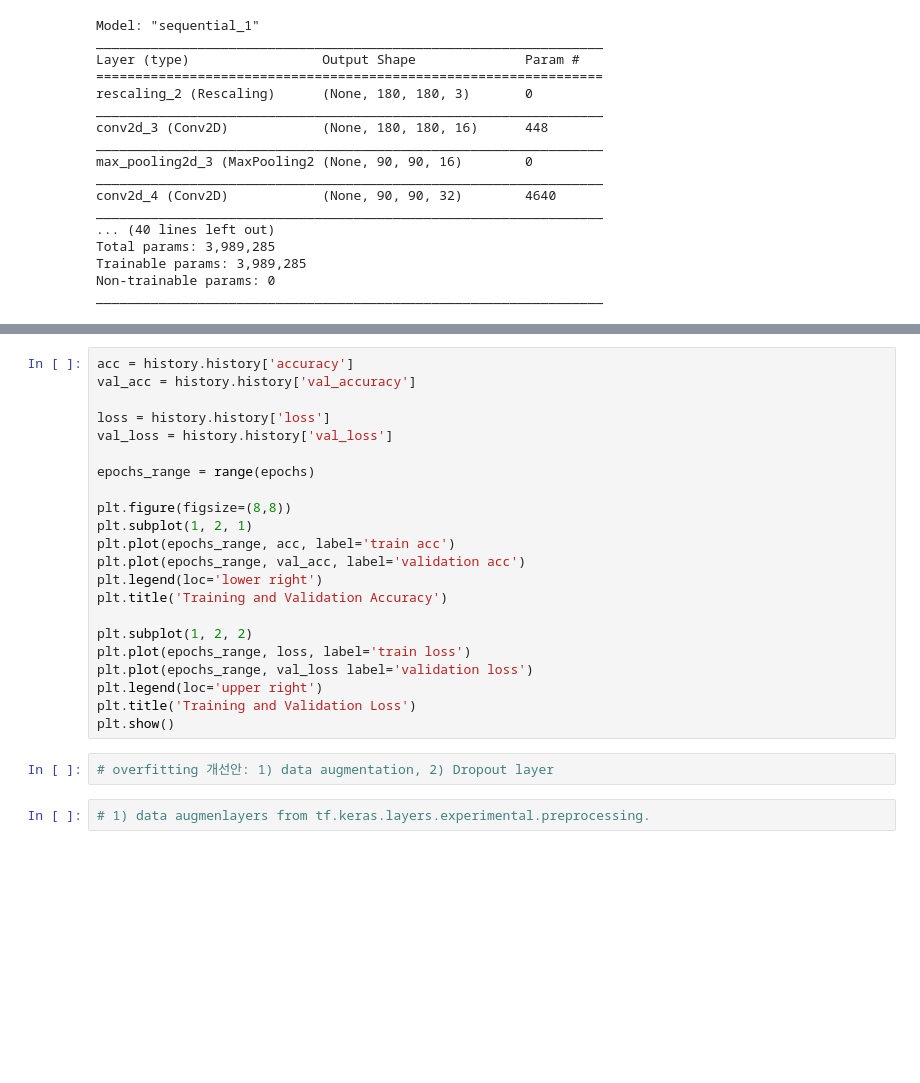
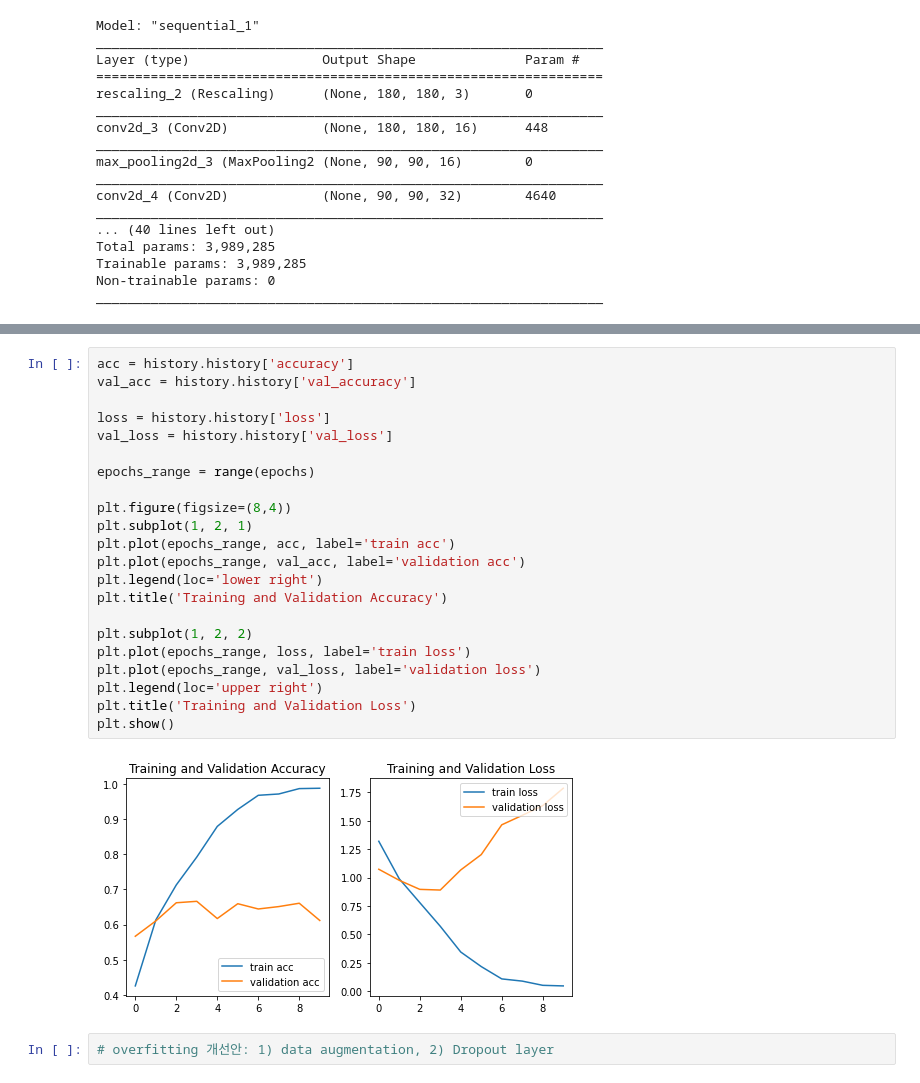
Before and after one commit to wonji0129/study, a Jupyter notebook: tensorflow_tutorial/20210108_ 이미지 분류.ipynb, the cells around one changed output, grey strips where cells are left out. Saved outputs shown, nothing was run; the diff lists cells and outputs as text; blank space fills up the shorter version.

Commit message:
20210108 - image classificationg

```diff
--- a/tensorflow_tutorial/20210108_ 이미지 분류.ipynb
+++ b/tensorflow_tutorial/20210108_ 이미지 분류.ipynb
@@ -170,26 +171,26 @@ Epoch 10/10
 # %%
 acc = history.history['accuracy']
 val_acc = history.history['val_accuracy']
 
 loss = history.history['loss']
 val_loss = history.history['val_loss']
 
 epochs_range = range(epochs)
 
-plt.figure(figsize=(8,8))
+plt.figure(figsize=(8,4))
 plt.subplot(1, 2, 1)
 plt.plot(epochs_range, acc, label='train acc')
 plt.plot(epochs_range, val_acc, label='validation acc')
 plt.legend(loc='lower right')
 plt.title('Training and Validation Accuracy')
 
 plt.subplot(1, 2, 2)
 plt.plot(epochs_range, loss, label='train loss')
-plt.plot(epochs_range, val_loss label='validation loss')
+plt.plot(epochs_range, val_loss, label='validation loss')
 plt.legend(loc='upper right')
 plt.title('Training and Validation Loss')
 plt.show()
+# %% [output]
+[figure, added]
 # %%
 # overfitting 개선안: 1) data augmentation, 2) Dropout layer
-# %%
-# 1) data augmenlayers from tf.keras.layers.experimental.preprocessing.
```
Also changed, not shown: parts of 9 cells of this notebook.
